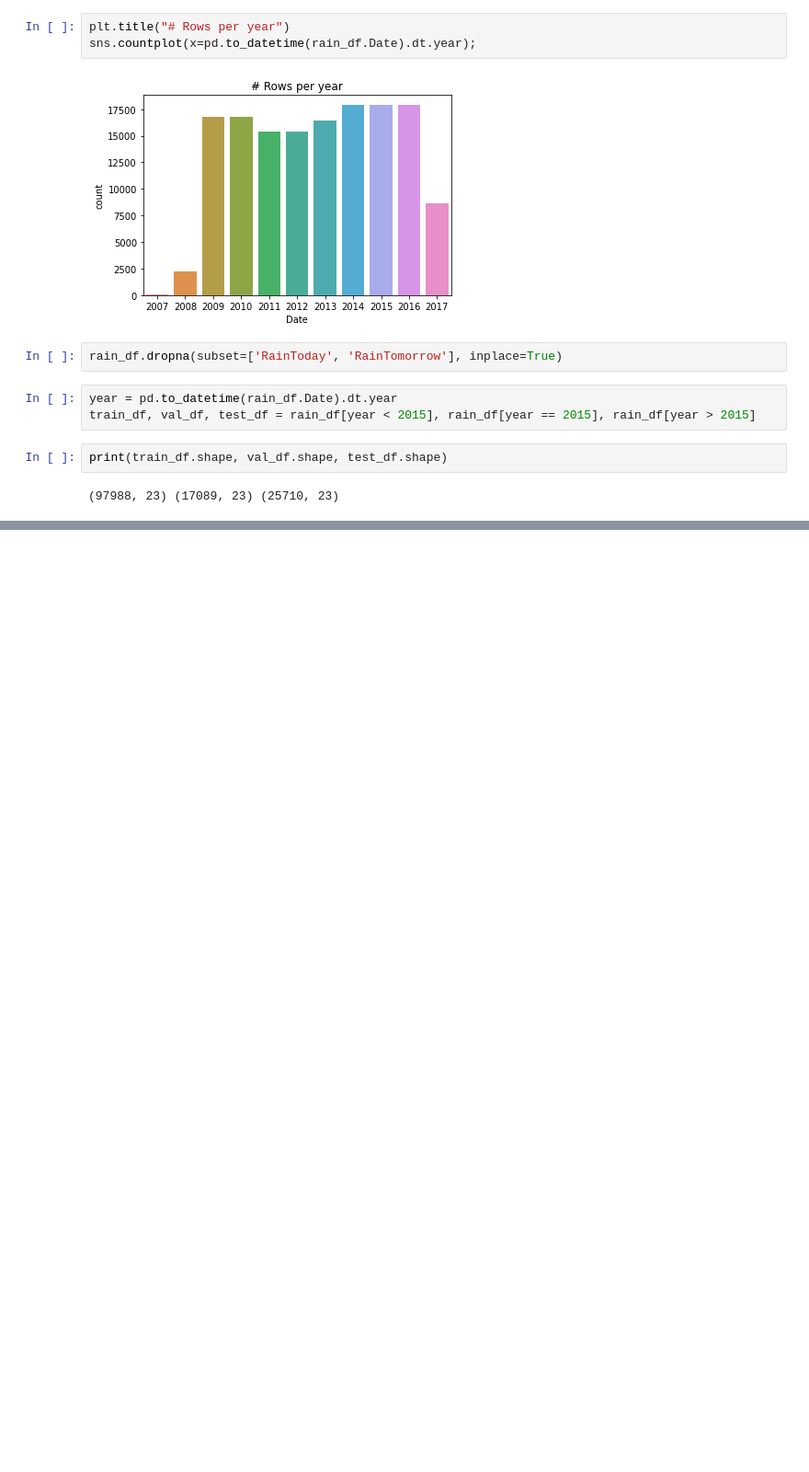
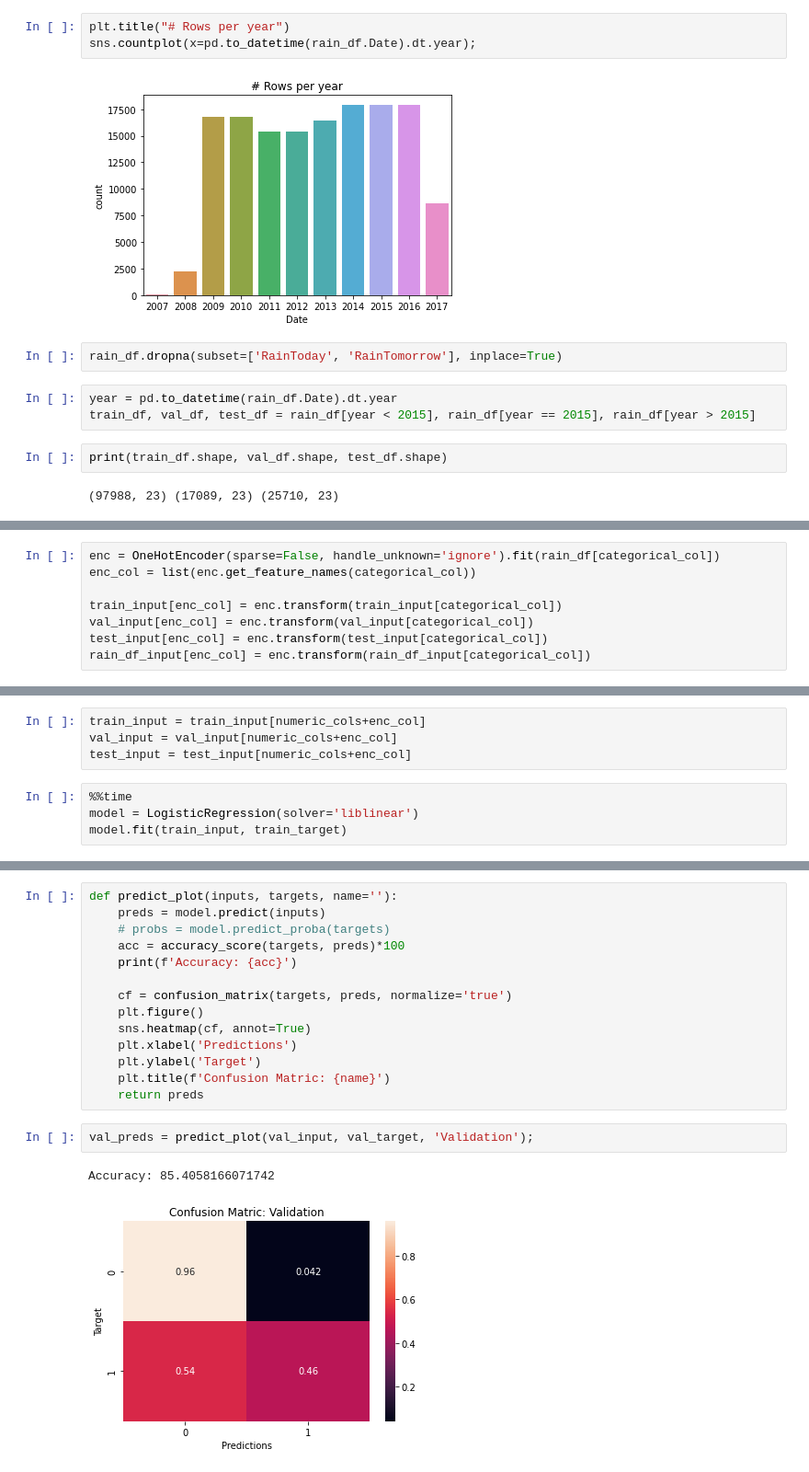
Before and after one commit to mathur-exe-zz/Jovian-o-to-GBM, a Jupyter notebook: 2 - Weather Predition (Logistic Regression)/WeatherPred_Logistic_regression.ipynb, the cells around one changed output, grey strips where cells are left out. Shown at 92% size. Drawn from its saved outputs; the diff is of its cells as text; blank space fills up the shorter version.

Commit message:
Weather Prediction Model - Logistic Regression

```diff
--- a/2 - Weather Predition (Logistic Regression)/WeatherPred_Logistic_regression.ipynb
+++ b/2 - Weather Predition (Logistic Regression)/WeatherPred_Logistic_regression.ipynb
@@ -76,0 +124,8 @@ print(train_df.shape, val_df.shape, test_df.shape)
+# %%
+enc = OneHotEncoder(sparse=False, handle_unknown='ignore').fit(rain_df[categorical_col])
+enc_col = list(enc.get_feature_names(categorical_col))
+
+train_input[enc_col] = enc.transform(train_input[categorical_col])
+val_input[enc_col] = enc.transform(val_input[categorical_col])
+test_input[enc_col] = enc.transform(test_input[categorical_col])
+rain_df_input[enc_col] = enc.transform(rain_df_input[categorical_col])
@@ -76,0 +150,8 @@ print(train_df.shape, val_df.shape, test_df.shape)
+# %%
+train_input = train_input[numeric_cols+enc_col]
+val_input = val_input[numeric_cols+enc_col]
+test_input = test_input[numeric_cols+enc_col]
+# %%
+%%time
+model = LogisticRegression(solver='liblinear')
+model.fit(train_input, train_target)
@@ -76,0 +162,19 @@ print(train_df.shape, val_df.shape, test_df.shape)
+# %%
+def predict_plot(inputs, targets, name=''):
+    preds = model.predict(inputs)
+    # probs = model.predict_proba(targets)
+    acc = accuracy_score(targets, preds)*100
+    print(f'Accuracy: {acc}')
+
+    cf = confusion_matrix(targets, preds, normalize='true')
+    plt.figure()
+    sns.heatmap(cf, annot=True)
+    plt.xlabel('Predictions')
+    plt.ylabel('Target')
+    plt.title(f'Confusion Matric: {name}')
+    return preds
+# %%
+val_preds = predict_plot(val_input, val_target, 'Validation');
+# %% [output]
+Accuracy: 85.4058166071742
+[figure, added]
```
Also changed, not shown: parts of 16 cells of this notebook, 10 other files.
